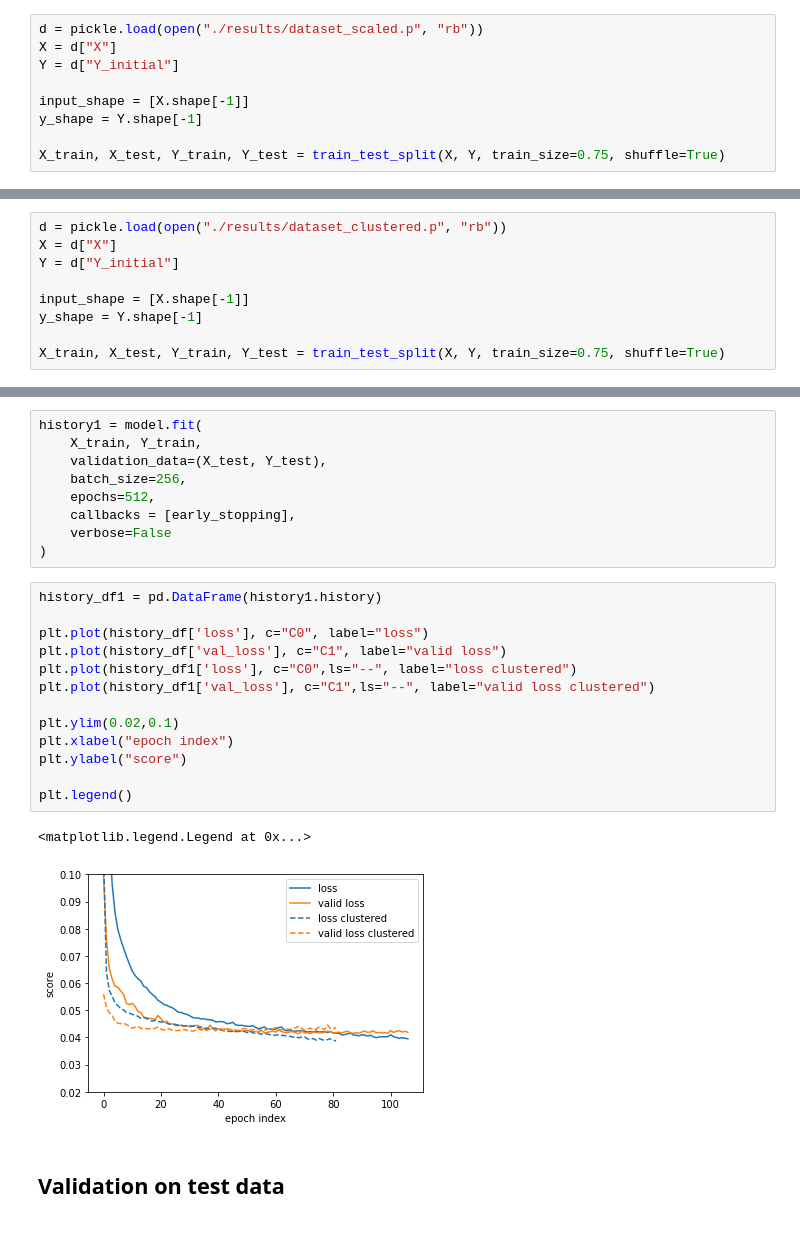
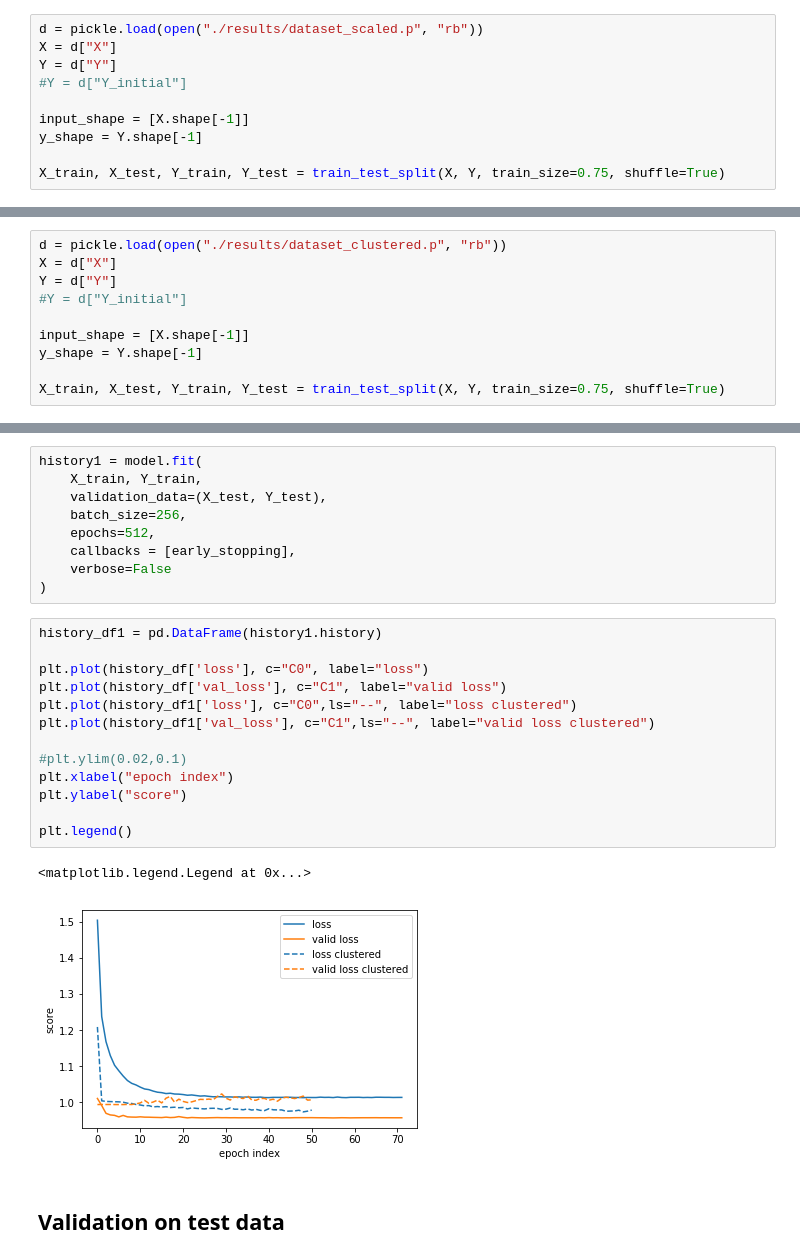
Before and after one commit to drabusov/predict_correctors, a Jupyter notebook: network.ipynb, the cells around one changed output, grey strips where cells are left out. Cells and saved outputs as stored; diff of their text form.

```diff
--- a/network.ipynb
+++ b/network.ipynb
@@ -13,7 +13,8 @@ from sklearn.model_selection import train_test_split
 # %%
 d = pickle.load(open("./results/dataset_scaled.p", "rb"))
 X = d["X"]
-Y = d["Y_initial"]
+Y = d["Y"]
+#Y = d["Y_initial"]
 
 input_shape = [X.shape[-1]]
 y_shape = Y.shape[-1]
@@ -128,7 +114,8 @@ plt.legend()
 # %%
 d = pickle.load(open("./results/dataset_clustered.p", "rb"))
 X = d["X"]
-Y = d["Y_initial"]
+Y = d["Y"]
+#Y = d["Y_initial"]
 
 input_shape = [X.shape[-1]]
 y_shape = Y.shape[-1]
@@ -177,19 +164,19 @@ history1 = model.fit(
 # %%
 history_df1 = pd.DataFrame(history1.history)
 
 plt.plot(history_df['loss'], c="C0", label="loss")
 plt.plot(history_df['val_loss'], c="C1", label="valid loss")
 plt.plot(history_df1['loss'], c="C0",ls="--", label="loss clustered")
 plt.plot(history_df1['val_loss'], c="C1",ls="--", label="valid loss clustered")
 
-plt.ylim(0.02,0.1)
+#plt.ylim(0.02,0.1)
 plt.xlabel("epoch index")
 plt.ylabel("score")
 
 plt.legend()
 # %% [output]
 <matplotlib.legend.Legend at 0x...>
-[figure, old version]
+[figure, new version]
 # %% [markdown]
 ## Validation on test data
 # %%
```
Also changed, not shown: parts of 18 cells of this notebook, 3 other files.
